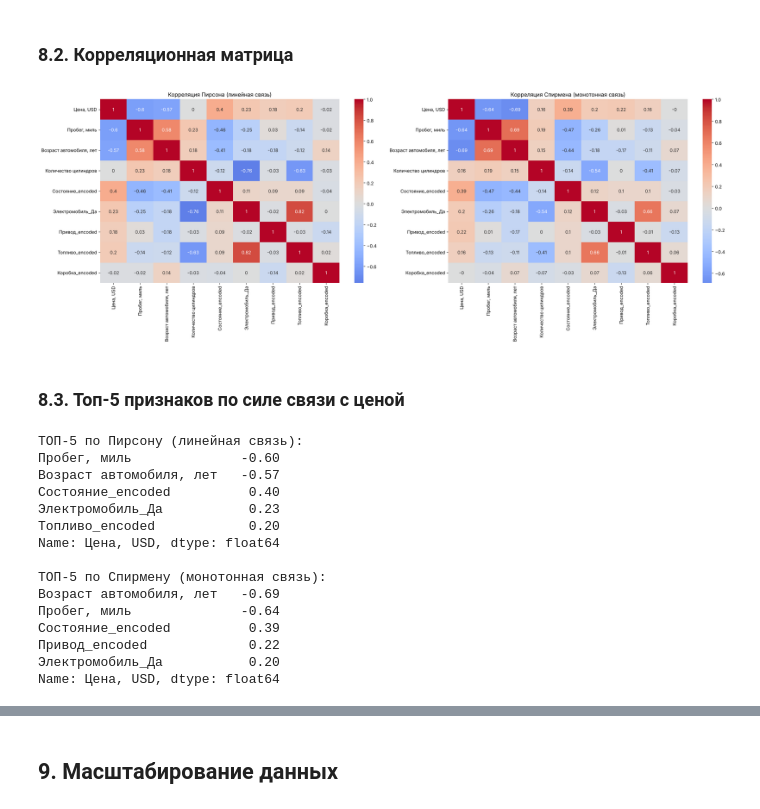
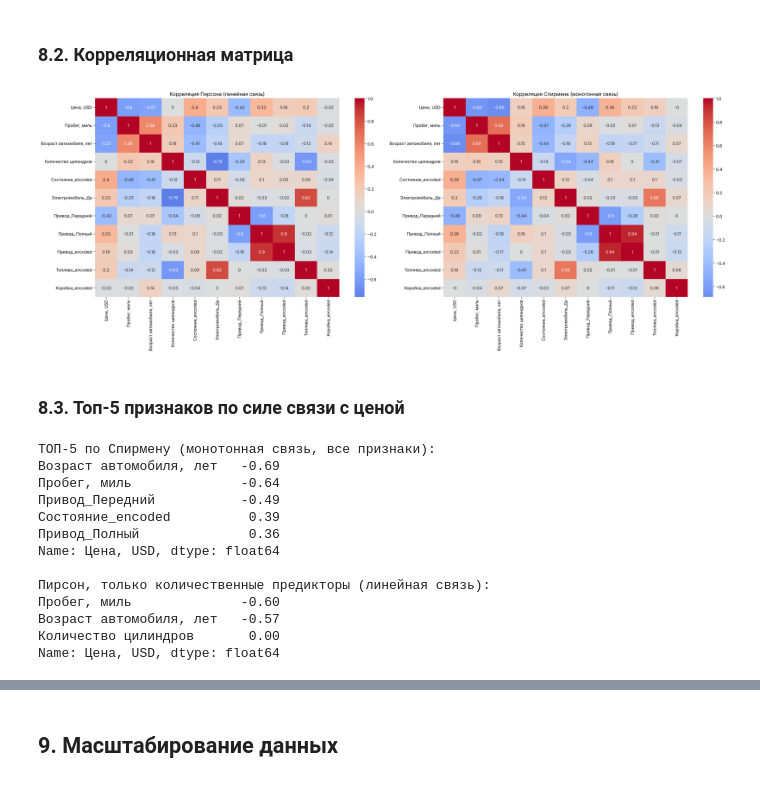
Before and after one commit to pavchundg/project-andan, a Jupyter notebook: Проект_анализ_цен_автомобилей.ipynb, the cells around one changed output, grey strips where cells are left out. Cells and saved outputs as stored; diff of their text form; code cells hidden in the pictures.

```diff
--- a/Проект_анализ_цен_автомобилей.ipynb
+++ b/Проект_анализ_цен_автомобилей.ipynb
@@ -472,0 +494,4 @@ df_encoded[['Электромобиль_Да', 'Электромобиль_Не
+# %%
+drive_dummies = pd.get_dummies(df_encoded['Привод'], prefix='Привод', dtype=int)
+df_encoded = pd.concat([df_encoded, drive_dummies], axis=1)
+df_encoded[['Привод', 'Привод_Задний', 'Привод_Передний', 'Привод_Полный']].head()
@@ -540,49 +573,48 @@ plt.show()
 ### 8.2. Корреляционная матрица
 # %%
 corr_cols = ['Цена, USD', 'Пробег, миль', 'Возраст автомобиля, лет', 'Количество цилиндров',
-             'Состояние_encoded', 'Электромобиль_Да', 'Привод_encoded',
-             'Топливо_encoded', 'Коробка_encoded']
+             'Состояние_encoded', 'Электромобиль_Да', 'Привод_Передний', 'Привод_Полный',
+             'Привод_encoded', 'Топливо_encoded', 'Коробка_encoded']
 
 corr_pearson = df_encoded[corr_cols].corr().round(2)
 corr_spearman = df_encoded[corr_cols].corr(method='spearman').round(2)
 
-fig, axes = plt.subplots(1, 2, figsize=(22, 8))
+fig, axes = plt.subplots(1, 2, figsize=(24, 9))
 sns.heatmap(corr_pearson, annot=True, cmap='coolwarm', center=0, ax=axes[0])
 axes[0].set_title('Корреляция Пирсона (линейная связь)')
 sns.heatmap(corr_spearman, annot=True, cmap='coolwarm', center=0, ax=axes[1])
 axes[1].set_title('Корреляция Спирмена (монотонная связь)')
 plt.tight_layout()
 plt.show()
 # %% [output]
-[figure, old version]
+[figure, new version]
 # %% [markdown]
 ### 8.3. Топ-5 признаков по силе связи с ценой
 # %%
-top_pearson = (corr_pearson['Цена, USD'].drop('Цена, USD')
-               .sort_values(key=abs, ascending=False))
 top_spearman = (corr_spearman['Цена, USD'].drop('Цена, USD')
                 .sort_values(key=abs, ascending=False))
 
-print('ТОП-5 по Пирсону (линейная связь):')
-print(top_pearson.head(5), '\n')
-print('ТОП-5 по Спирмену (монотонная связь):')
-print(top_spearman.head(5))
+print('ТОП-5 по Спирмену (монотонная связь, все признаки):')
+print(top_spearman.head(5), '\n')
+
+# Пирсон интерпретируется только между количественными признаками
+quant = ['Пробег, миль', 'Возраст автомобиля, лет', 'Количество цилиндров']
+print('Пирсон, только количественные предикторы (линейная связь):')
+print(corr_pearson.loc[quant, 'Цена, USD'].sort_values(key=abs, ascending=False))
 # %% [output]
-ТОП-5 по Пирсону (линейная связь):
+ТОП-5 по Спирмену (монотонная связь, все признаки):
+Возраст автомобиля, лет   -0.69
+Пробег, миль              -0.64
+Привод_Передний           -0.49
+Состояние_encoded          0.39
+Привод_Полный              0.36
+Name: Цена, USD, dtype: float64
+
+Пирсон, только количественные предикторы (линейная связь):
 Пробег, миль              -0.60
 Возраст автомобиля, лет   -0.57
-Состояние_encoded          0.40
-Электромобиль_Да           0.23
-Топливо_encoded            0.20
+Количество цилиндров       0.00
 Name: Цена, USD, dtype: float64
-
-ТОП-5 по Спирмену (монотонная связь):
-Возраст автомобиля, лет   -0.69
-Пробег, миль              -0.64
-Состояние_encoded          0.39
-Привод_encoded             0.22
-Электромобиль_Да           0.20
-Name: Цена, USD, dtype: float64
 # %% [markdown]
 **Выводы по корреляционному анализу:**
 
```
Also changed, not shown: parts of 28 cells of this notebook, 2 other files.
